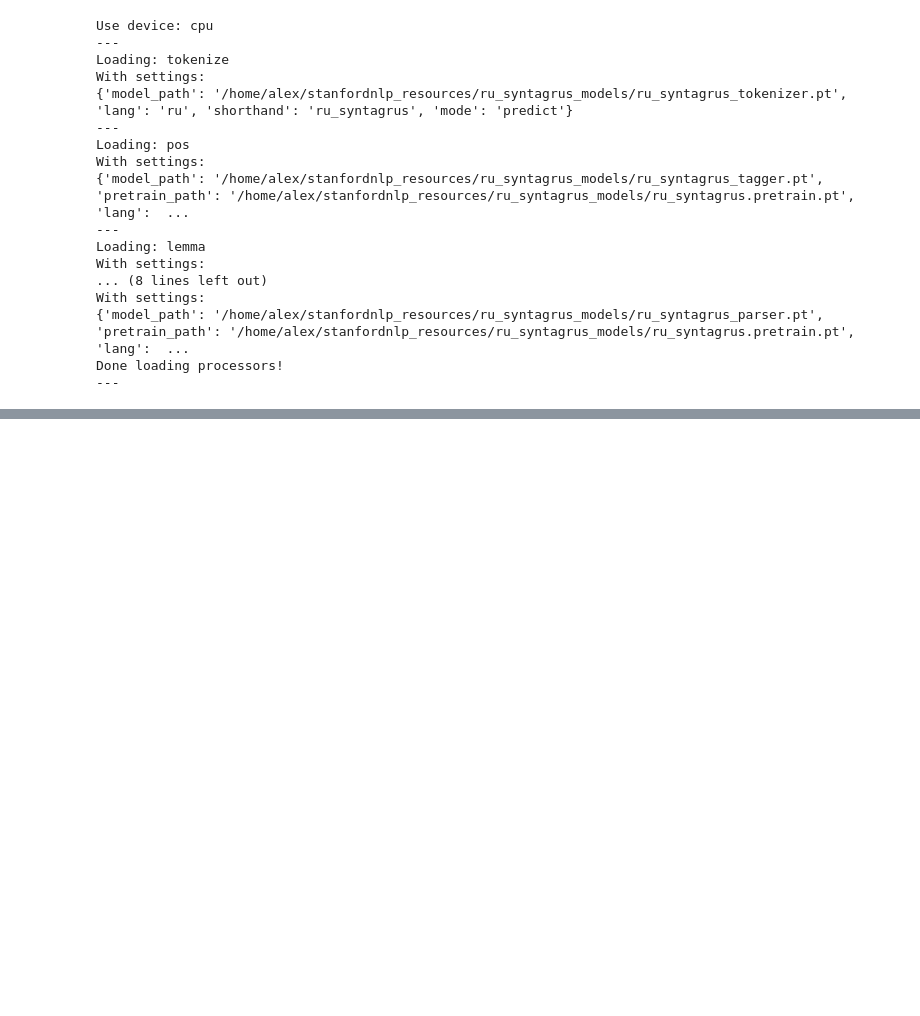
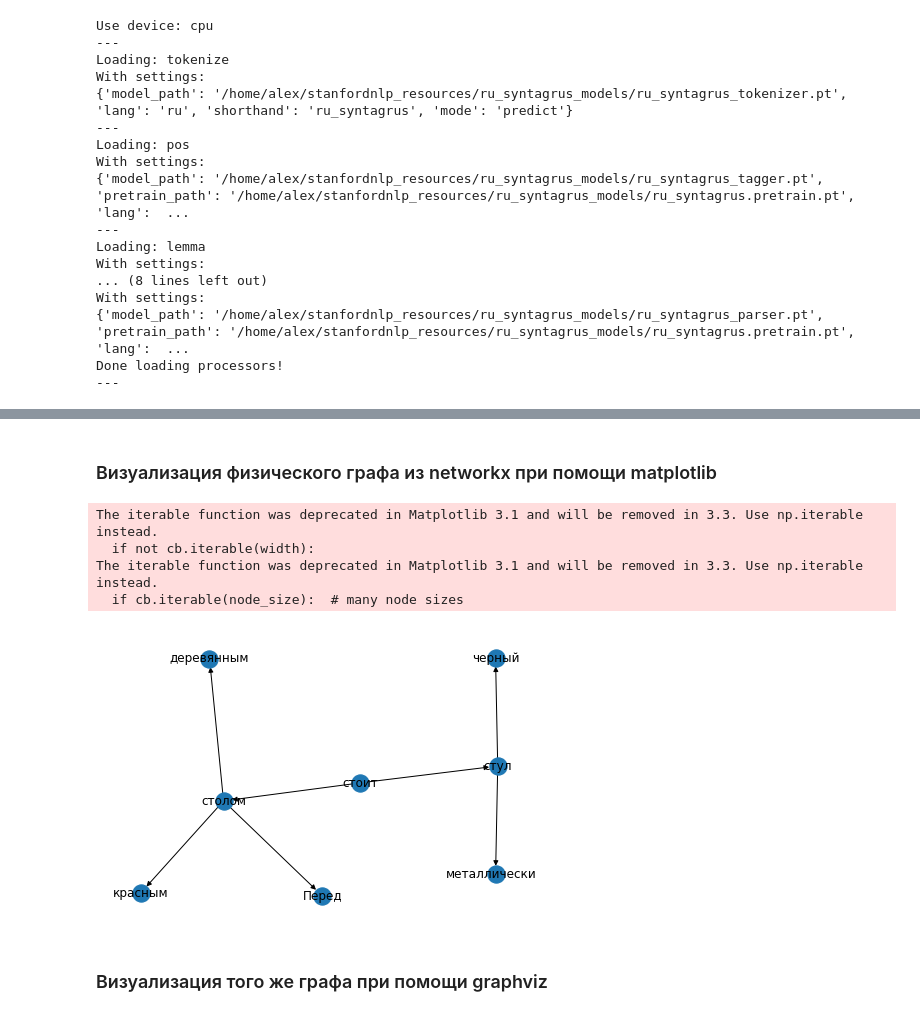
Before and after one commit to alxkorn/NLP, a Jupyter notebook: stanfordnlp/stanfordnlp_test.ipynb, the cells around one changed output, grey strips where cells are left out. Cells and saved outputs as stored; diff of their text form; code cells hidden in the pictures; blank space fills up the shorter version.

Commit message:
NetworkX

```diff
--- a/stanfordnlp/stanfordnlp_test.ipynb
+++ b/stanfordnlp/stanfordnlp_test.ipynb
@@ -52,2 +91,41 @@ def create_vis_graph(dep_tree):
+# %%
+class ParseTree:
+    def __init__(self, dep_parse):
+        self.DG = self.create_dg(dep_parse) # граф из networkx - физическая структура данных
+        self.VDG = self.create_vdg(self.DG) # визуальный граф из graphvis - тлько для визуализации и отладки
+
+    def word2dct(self, word):
+        dct = copy.copy(word.__dict__)
+        del dct['_index'], \
+            dct['_governor'], \
+            dct['_dependency_relation'], \
+            dct['_parent_token']
+        dct = dict((key.replace('_',''), value) for (key, value) in dct.items())
+        return dct
+
+    def create_dg(self, dep_parse):
+        DG = nx.DiGraph()
+        for dep in dep_parse:
+            if dep[2].upos != 'PUNCT':
+                attributes = self.word2dct(dep[2])
+                DG.add_node(dep[2].index, **attributes)
+        for dep in dep_parse:
+            if dep[0].text != 'ROOT' and dep[2].upos != 'PUNCT':
+                DG.add_edge(dep[0].index, dep[2].index, dependency_relation = dep[1])
+        return DG
+
+    def create_vdg(self, dg):
+        VDG = graphviz.Digraph()
+        for node in dg.nodes(data=True):
+            VDG.node(node[0], node[1]['text'])
+        for edge in dg.edges(data=True):
+            VDG.edge(edge[0], edge[1], edge[2]['dependency_relation'])
+        return VDG
+
+    def create_subgraph(self, root_node_index):
+        sub_nodes = list(pt.DG.successors(root_node_index)) + [root_node_index]
+        sg = self.DG.subgraph(sub_nodes)
+        vsg = self.create_vdg(sg)
+        return sg, vsg
 # %%
-G = create_vis_graph(doc.sentences[0].dependencies)
+pt = ParseTree(doc.sentences[0].dependencies)
@@ -57,0 +157,14 @@ G
+# %% [markdown]
+### Визуализация физического графа из networkx при помощи matplotlib
+# %%
+labels=dict((n,d['text']) for n,d in pt.DG.nodes(data=True))
+# %%
+nx.draw(pt.DG, labels = labels)
+# %% [output]
+The iterable function was deprecated in Matplotlib 3.1 and will be removed in 3.3. Use np.iterable instead.
+  if not cb.iterable(width):
+The iterable function was deprecated in Matplotlib 3.1 and will be removed in 3.3. Use np.iterable instead.
+  if cb.iterable(node_size):  # many node sizes
+[figure, added]
+# %% [markdown]
+### Визуализация того же графа при помощи graphviz
```
Also changed, not shown: parts of 21 cells of this notebook.
